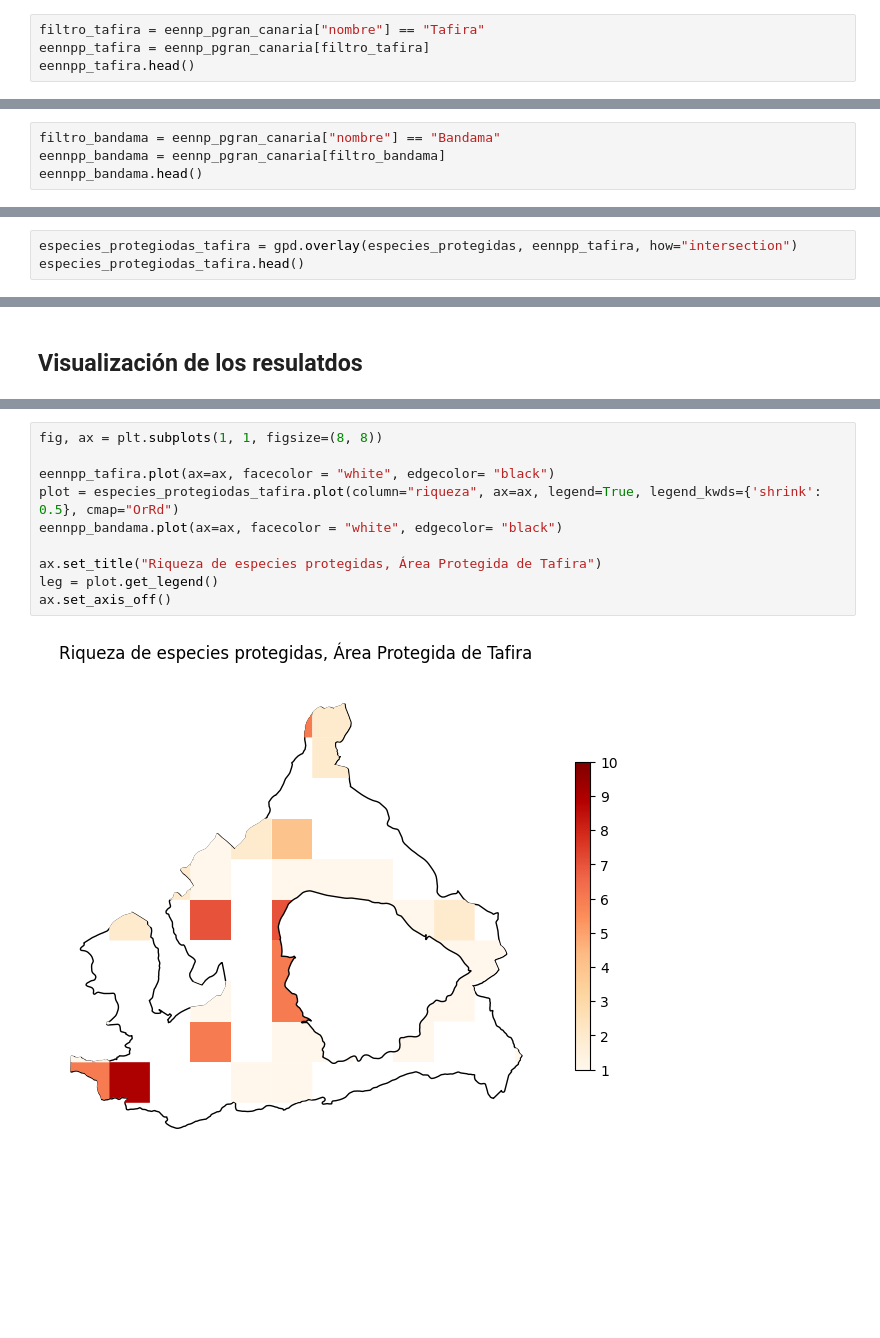
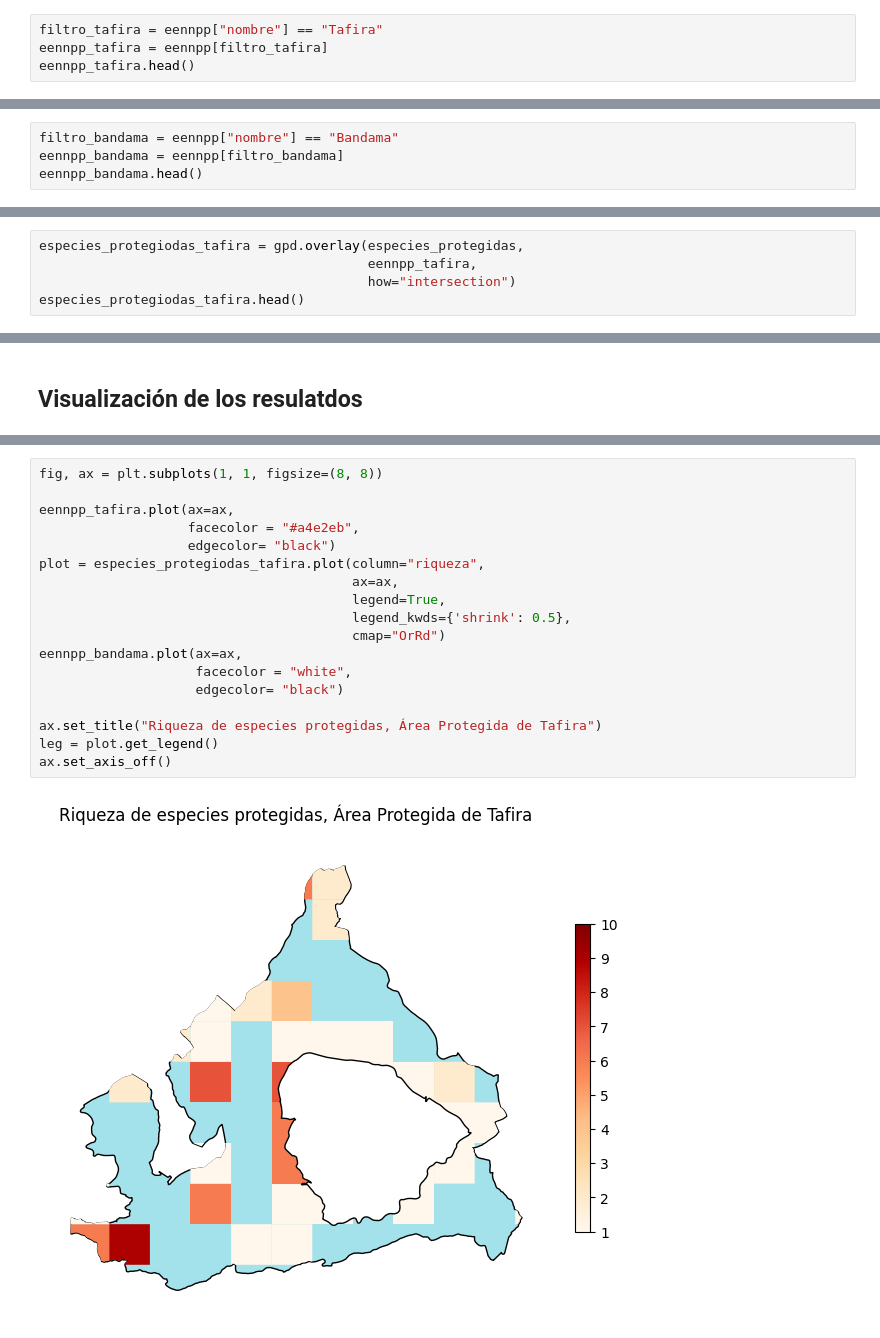
Before and after one commit to Juankkar/QGIS_IDECanarias_data, a Jupyter notebook: src/geopandas.ipynb, the cells around one changed output, grey strips where cells are left out. Saved outputs shown, nothing was run; the diff lists cells and outputs as text; blank space fills up the shorter version.

Commit message:
Corregir nombres de variables mal

```diff
--- a/src/geopandas.ipynb
+++ b/src/geopandas.ipynb
@@ -105,21 +105,23 @@ gran_canaria_isla
 |  | nombre | geometry |
 | 10 | GRAN CANARIA | POLYGON ((430739.466 3110342.654,... |
 # %%
-filtro_tafira = eennp_pgran_canaria["nombre"] == "Tafira"
-eennpp_tafira = eennp_pgran_canaria[filtro_tafira]
+filtro_tafira = eennpp["nombre"] == "Tafira"
+eennpp_tafira = eennpp[filtro_tafira]
 eennpp_tafira.head()
 # %% [output]
 |  | codigo | categoria | nombre | geometry |
 | 28 | C-24 | Paisaje Protegido | Tafira | POLYGON ((455266.194 3104353.840,... |
 # %%
-filtro_bandama = eennp_pgran_canaria["nombre"] == "Bandama"
-eennpp_bandama = eennp_pgran_canaria[filtro_bandama]
+filtro_bandama = eennpp["nombre"] == "Bandama"
+eennpp_bandama = eennpp[filtro_bandama]
 eennpp_bandama.head()
 # %% [output]
 |  | codigo | categoria | nombre | geometry |
 | 36 | C-14 | Monumento Natural | Bandama | POLYGON ((454972.768 3102114.880,... |
 # %%
-especies_protegiodas_tafira = gpd.overlay(especies_protegidas, eennpp_tafira, how="intersection")
+especies_protegiodas_tafira = gpd.overlay(especies_protegidas,
+                                          eennpp_tafira,
+                                          how="intersection")
 especies_protegiodas_tafira.head()
 # %% [output]
 |  | isla | riqueza | fila | columna | codigo | categoria | nombre | geometry |
@@ -156,12 +162,20 @@ ax.set_axis_off()
 # %%
 fig, ax = plt.subplots(1, 1, figsize=(8, 8))
 
-eennpp_tafira.plot(ax=ax, facecolor = "white", edgecolor= "black")
-plot = especies_protegiodas_tafira.plot(column="riqueza", ax=ax, legend=True, legend_kwds={'shrink': 0.5}, cmap="OrRd")
-eennpp_bandama.plot(ax=ax, facecolor = "white", edgecolor= "black")
+eennpp_tafira.plot(ax=ax,
+                   facecolor = "#a4e2eb",
+                   edgecolor= "black")
+plot = especies_protegiodas_tafira.plot(column="riqueza",
+                                        ax=ax,
+                                        legend=True,
+                                        legend_kwds={'shrink': 0.5},
+                                        cmap="OrRd")
+eennpp_bandama.plot(ax=ax,
+                    facecolor = "white",
+                    edgecolor= "black")
 
 ax.set_title("Riqueza de especies protegidas, Área Protegida de Tafira")
 leg = plot.get_legend()
 ax.set_axis_off()
 # %% [output]
-[figure, old version]
+[figure, new version]
```
Also changed, not shown: parts of 1 cell of this notebook.
